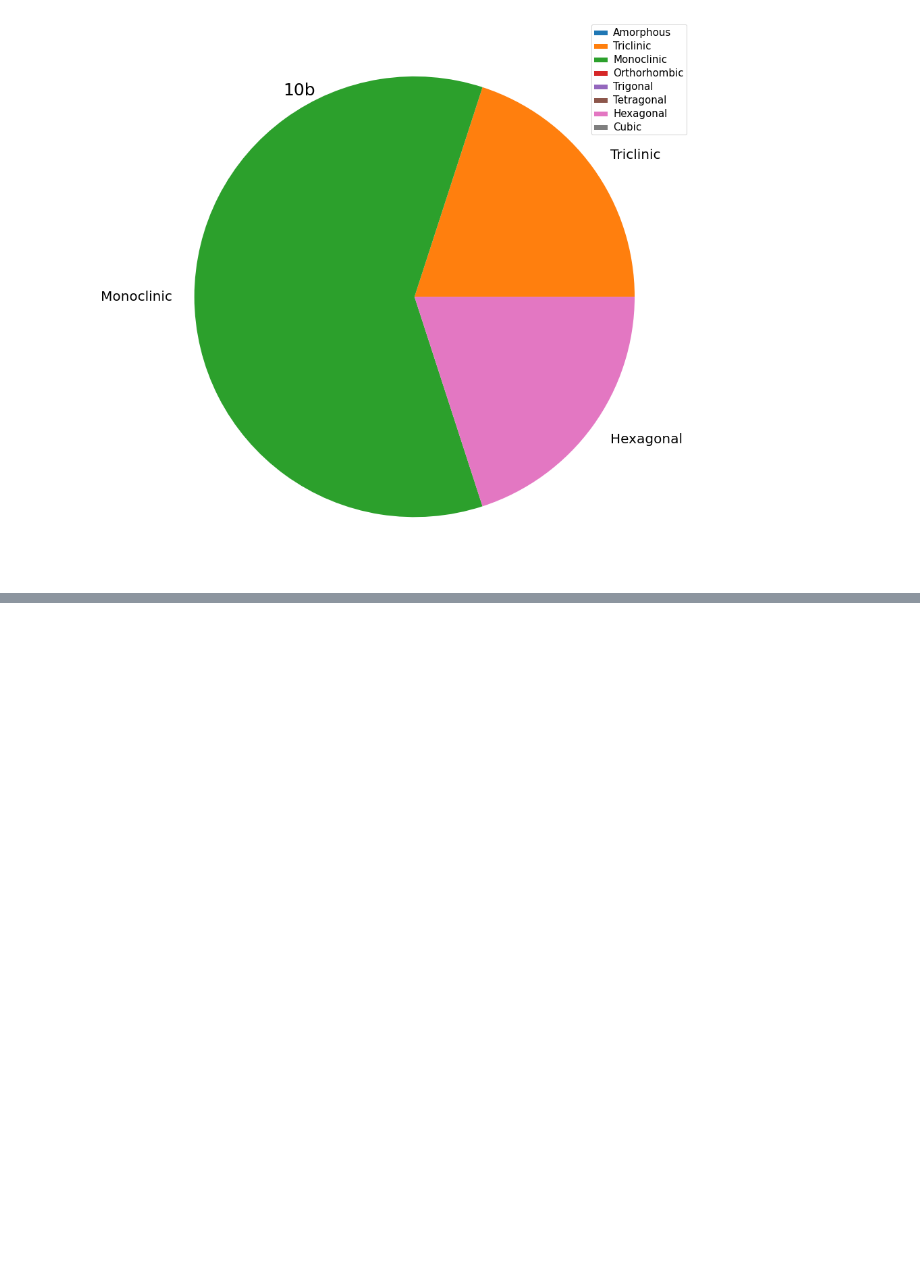
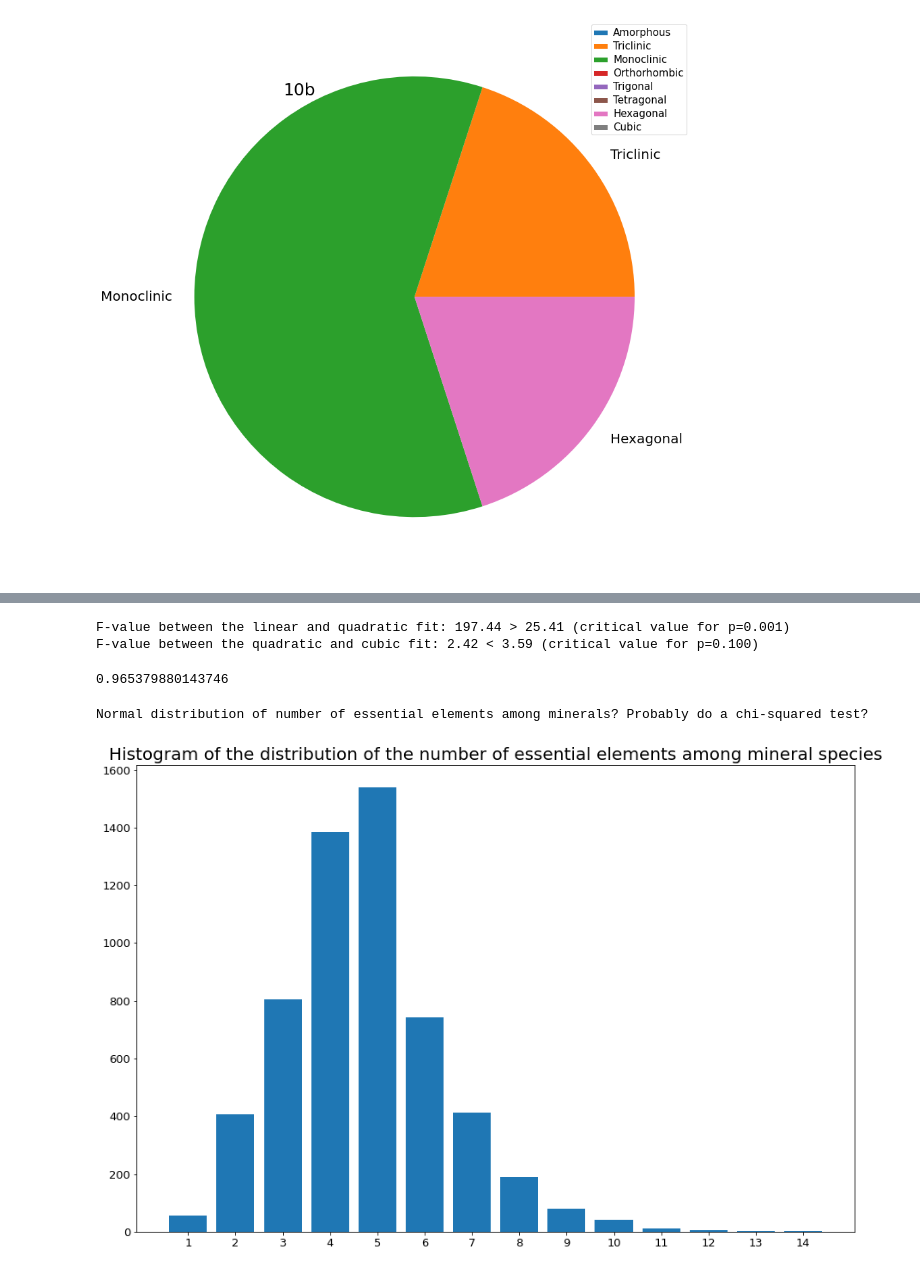
Before and after one commit to NoaVidovic/mineral-evolution-data, a Jupyter notebook: data_analysis_dobrovolski.ipynb, the cells around one changed output, grey strips where cells are left out. Saved outputs shown, nothing was run; the diff lists cells and outputs as text; code cells hidden in the pictures; blank space fills up the shorter version.

```diff
--- a/data_analysis_dobrovolski.ipynb
+++ b/data_analysis_dobrovolski.ipynb
@@ -418,32 +393,0 @@ for i, sint in symmetry_indices_num_total.items():
-# %%
-stage_to_x = lambda s: stages.index(s)
-# num_colors = [ 'royalblue', 'peru', 'maroon', 'forestgreen', 'purple', 'mediumseagreen', 'slateblue',
-#                'darkmagenta', 'darksalmon', 'green', 'olive', 'darkorange', 'tan', 'darkslateblue'
-#              ]
-
-num_colors = [ 'darkseagreen', 'darkgreen', 'green', 'limegreen', 'lime', 'greenyellow', 'yellow',
-               'gold', 'orange', 'darkorange', 'orangered', 'red', 'darkred', 'brown'
-             ]
-
-plt.figure(figsize=(15, 10))
-
-for num_elements, stage_sym_ind in stage_symmetry_indices_appeared_num.items():
-    x, y = [], []
-    for stage, sym_ind in stage_sym_ind.items():
-        plt.scatter(stage_to_x(stage), sym_ind, c=num_colors[num_elements-1])
-
-        x.append(stage_to_x(stage))
-        y.append(sym_ind)
-
-    plt.plot(x, y, c=num_colors[num_elements-1], label=str(num_elements))
-
-plt.xticks(range(len(stages)), labels=stages, fontsize=13)
-plt.yticks(fontsize=13)
-plt.title('Symmetry index of newly appeared mineral species in each stage', fontsize=20)
-
-handles, labels = plt.gca().get_legend_handles_labels()
-# sort both labels and handles by labels
-labels, handles = zip(*sorted(zip(labels, handles), key=lambda t: int(t[0])))
-plt.legend(handles, labels, fontsize=12)
-
-plt.savefig('graph_first_appeared_segregated_by_number_of_elements.png')
@@ -480,0 +535,44 @@ for num, bar in zip(num_minerals_total.values(), bars):
+# %%
+def rss(x_reg, y_reg, fit):
+    return sum([ (y - fit(x))**2 for x, y in zip(x_reg, y_reg) ])
+
+
+def r_squared(x_reg, y_reg, fit):
+    ss_res = rss(x_reg, y_reg, fit)
+    ss_tot = sum([ (y - np.average(y_reg))**2 for y in y_reg ])
+
+    return 1 - ss_res/ss_tot
+
+
+rss1 = rss(x_reg, y_reg, Polynomial(polyfit(x_reg, y_reg, 1)))
+rss2 = rss(x_reg, y_reg, fit_quadratic)
+rss3 = rss(x_reg, y_reg, fit_cubic)
+
+F23 = (11 - 4) * (rss2 - rss3) / rss3  # F-test for quadratic and cubic fits (N = 11)
+F12 = (11 - 3) * (rss1 - rss2) / rss2  # F-test for linear and quadratic fits (N = 11)
+
+print(f'F-value between the linear and quadratic fit: {F12:.2f} > 25.41 (critical value for p=0.001)')
+print(f'F-value between the quadratic and cubic fit: {F23:.2f} < 3.59 (critical value for p=0.100)')
+# %% [output]
+F-value between the linear and quadratic fit: 197.44 > 25.41 (critical value for p=0.001)
+F-value between the quadratic and cubic fit: 2.42 < 3.59 (critical value for p=0.100)
+# %%
+r_squared(x_reg, y_reg, fit_quadratic)
+# %% [output]
+0.965379880143746
+# %%
+plt.figure(figsize=FIGSIZE)
+plt.bar(num_minerals_total.keys(), num_minerals_total.values())
+
+plt.xticks(range(1, max(symmetry_indices_num_total.keys())+1), fontsize=FS_TICK)
+plt.yticks(fontsize=FS_TICK)
+
+title = 'Histogram of the distribution of the number of essential elements among mineral species'
+plt.title(title, fontsize=FS_TITLE)
+
+print('Normal distribution of number of essential elements among minerals? Probably do a chi-squared test?')
+
+plt.savefig('histogram_num_elements.png')
+# %% [output]
+Normal distribution of number of essential elements among minerals? Probably do a chi-squared test?
+[figure, added]
```
Also changed, not shown: parts of 19 cells of this notebook, 1 other file.
